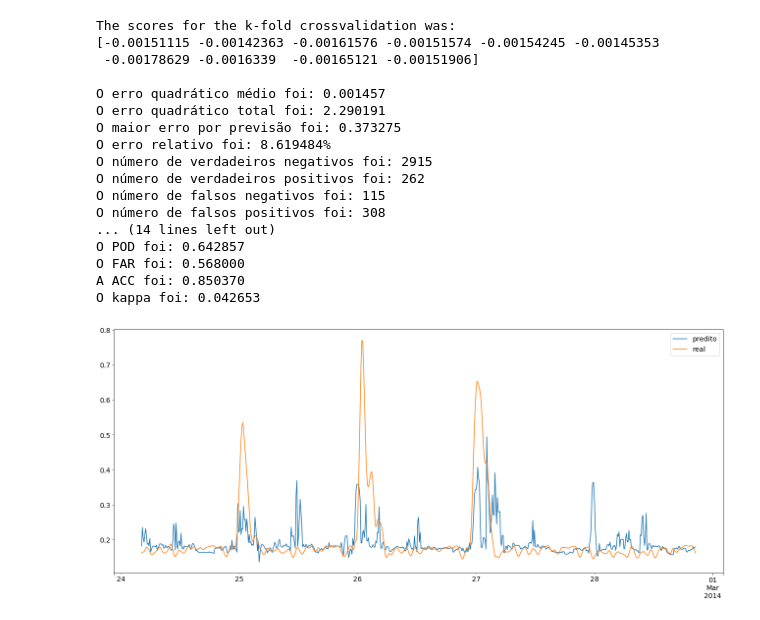
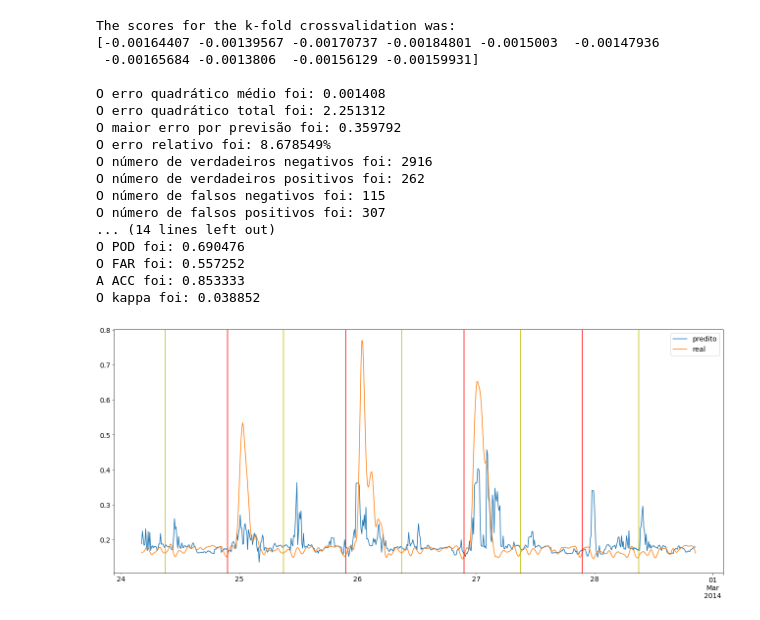
Before and after one commit to retiarus/correlation_vtec_s4, a Jupyter notebook: 07_analise_sj2_random_florest_some_variables.ipynb, the cells around one changed output. Drawn from its saved outputs; the diff is of its cells as text; code cells hidden in the pictures.

```diff
--- a/07_analise_sj2_random_florest_some_variables.ipynb
+++ b/07_analise_sj2_random_florest_some_variables.ipynb
@@ -80,8 +81,17 @@ print('Error for the time series sample:')
 give_error(df_aux['real'].values, df_aux['predito'].values);
 
 # plot the time series predict against the real values
-df_aux.plot(figsize=(18, 8));
+ax = df_aux.plot(figsize=(18, 8));
+
+lat, long = location_station('sj2')
+set_of_sunrise = find_set_sunrise(df_aux, lat, long)
+set_of_sunset = find_set_sunset(df_aux, lat, long)
+for i in set_of_sunrise:
+    ax.axvline(x=i, color='y')
+for i in set_of_sunset[0:-1]:
+    ax.axvline(x=i, color='r')
+
 plt.tight_layout()
-#plt.savefig('./images/regression_random_florest.eps', format='eps', dpi=1000)
+plt.savefig('./images/regression_random_florest_1.eps', format='eps', dpi=1000)
 # %% [output]
 The scores for the k-fold crossvalidation was:
@@ -135,10 +145,17 @@ print('Error for the time series sample:')
 give_error(df_aux['real'].values, df_aux['predito'].values);
 
 # plot the time series predict against the real values
-df_aux.plot(figsize=(18, 8));
+ax = df_aux.plot(figsize=(18, 8));
+
+lat, long = location_station('sj2')
+set_of_sunrise = find_set_sunrise(df_aux, lat, long)
+set_of_sunset = find_set_sunset(df_aux, lat, long)
+for i in set_of_sunrise:
+    ax.axvline(x=i, color='y')
+for i in set_of_sunset[0:-1]:
+    ax.axvline(x=i, color='r')
+
 plt.tight_layout()
-
-
-#plt.savefig('./images/regression_random_florest.eps', format='eps', dpi=1000)
+plt.savefig('./images/regression_random_florest_2.eps', format='eps', dpi=1000)
 # %% [output]
 The scores for the k-fold crossvalidation was:
@@ -172,45 +189,54 @@ X_train, X_test, y_train, y_test = train_test_split(X[0:12000], y[0:12000], test
 index = df.index.values[12000:12772]
 
 # generate model, use k-fold crossvalidation and print scores
 model = RandomForestRegressor()
 scores = cross_val_score(model, X_train, y_train, cv=10, scoring='neg_mean_squared_error')
 print('The scores for the k-fold crossvalidation was:')
 print(scores, '\n')
 
 # generate final model, and avaliate a test set
 model.fit(X_train, y_train)
 y_predict = model.predict(X_test)
 give_error(y_test, y_predict);
 print()
 
 # use the final model to avaliate the error in a sample of the time series
 df_aux = pd.DataFrame(index=index)
 df_aux['predito'] = model.predict(X[12000:12772])
 df_aux['real'] = y[12000:12772]
 
 print('Error for the time series sample:')
 give_error(df_aux['real'].values, df_aux['predito'].values);
 
 # plot the time series predict against the real values
-df_aux.plot(figsize=(18, 8));
+ax = df_aux.plot(figsize=(18, 8));
+
+lat, long = location_station('sj2')
+set_of_sunrise = find_set_sunrise(df_aux, lat, long)
+set_of_sunset = find_set_sunset(df_aux, lat, long)
+for i in set_of_sunrise:
+    ax.axvline(x=i, color='y')
+for i in set_of_sunset[0:-1]:
+    ax.axvline(x=i, color='r')
+
 plt.tight_layout()
-plt.savefig('./images/regression_random_florest.eps', format='eps', dpi=1000)
+plt.savefig('./images/regression_random_florest_3.eps', format='eps', dpi=1000)
 # %% [output]
 The scores for the k-fold crossvalidation was:
-[-0.00151115 -0.00142363 -0.00161576 -0.00151574 -0.00154245 -0.00145353
- -0.00178629 -0.0016339  -0.00165121 -0.00151906]
+[-0.00164407 -0.00139567 -0.00170737 -0.00184801 -0.0015003  -0.00147936
+ -0.00165684 -0.0013806  -0.00156129 -0.00159931]
 
-O erro quadrático médio foi: 0.001457
-O erro quadrático total foi: 2.290191
-O maior erro por previsão foi: 0.373275
-O erro relativo foi: 8.619484%
-O número de verdadeiros negativos foi: 2915
+O erro quadrático médio foi: 0.001408
+O erro quadrático total foi: 2.251312
+O maior erro por previsão foi: 0.359792
+O erro relativo foi: 8.678549%
+O número de verdadeiros negativos foi: 2916
 O número de verdadeiros positivos foi: 262
 O número de falsos negativos foi: 115
-O número de falsos positivos foi: 308
+O número de falsos positivos foi: 307
 ... (14 lines left out)
-O POD foi: 0.642857
-O FAR foi: 0.568000
-A ACC foi: 0.850370
-O kappa foi: 0.042653
+O POD foi: 0.690476
+O FAR foi: 0.557252
+A ACC foi: 0.853333
+O kappa foi: 0.038852
-[figure, old version]
+[figure, new version]
```
Also changed, not shown: parts of 6 cells of this notebook, 3 other files.
